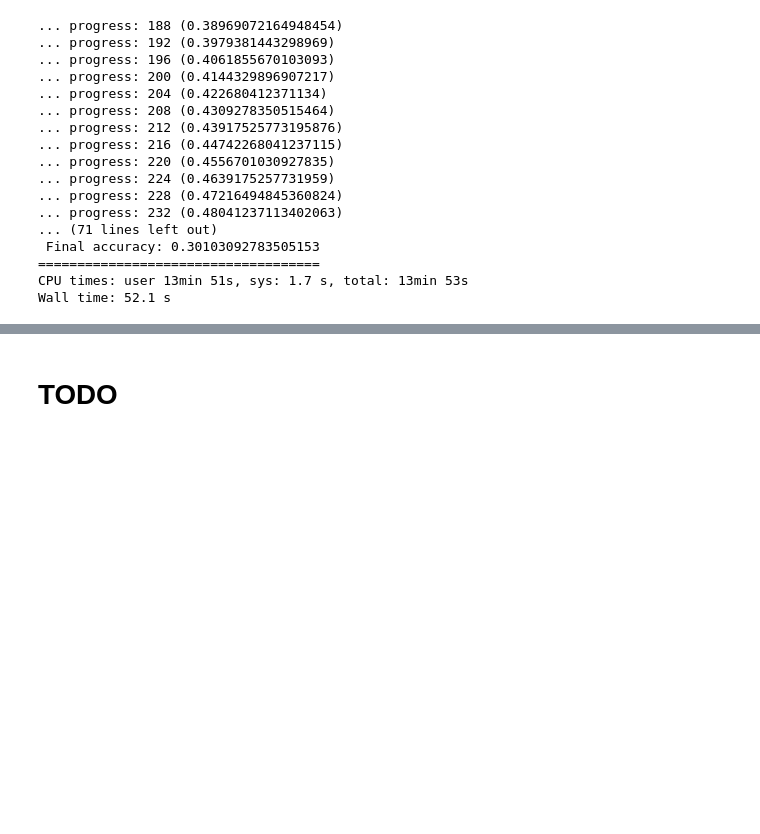
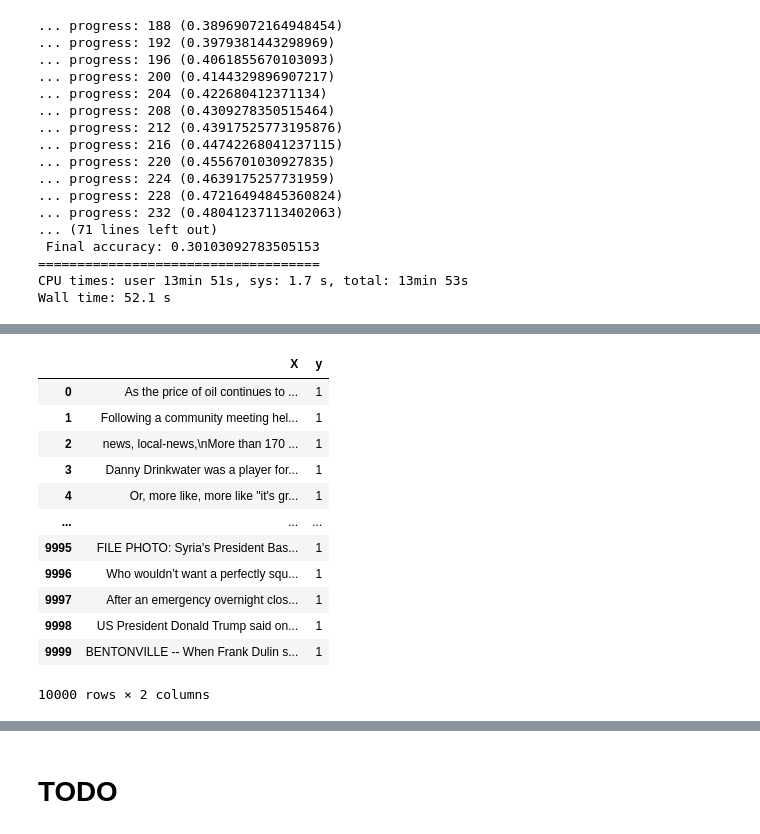
Before and after one commit to bancaditalia/gen-text-detect, a Jupyter notebook: gtc_existing_approaches_solaiman.ipynb, the cells around one changed output, grey strips where cells are left out. Saved outputs shown, nothing was run; the diff lists cells and outputs as text; code cells hidden in the pictures; blank space fills up the shorter version.

```diff
--- a/gtc_existing_approaches_solaiman.ipynb
+++ b/gtc_existing_approaches_solaiman.ipynb
@@ -408,0 +566,16 @@ Wall time: 52.1 s
+# %%
+grover_mg_pd
+# %% [output]
+|  | X | y |
+| 0 | As the price of oil continues to ... | 1 |
+| 1 | Following a community meeting hel... | 1 |
+| 2 | news, local-news,\nMore than 170 ... | 1 |
+| 3 | Danny Drinkwater was a player for... | 1 |
+| 4 | Or, more like, more like "it's gr... | 1 |
+| ... | ... | ... |
+| 9995 | FILE PHOTO: Syria's President Bas... | 1 |
+| 9996 | Who wouldn’t want a perfectly squ... | 1 |
+| 9997 | After an emergency overnight clos... | 1 |
+| 9998 | US President Donald Trump said on... | 1 |
+| 9999 | BENTONVILLE -- When Frank Dulin s... | 1 |
+10000 rows × 2 columns
```
Also changed, not shown: parts of 17 cells of this notebook.
